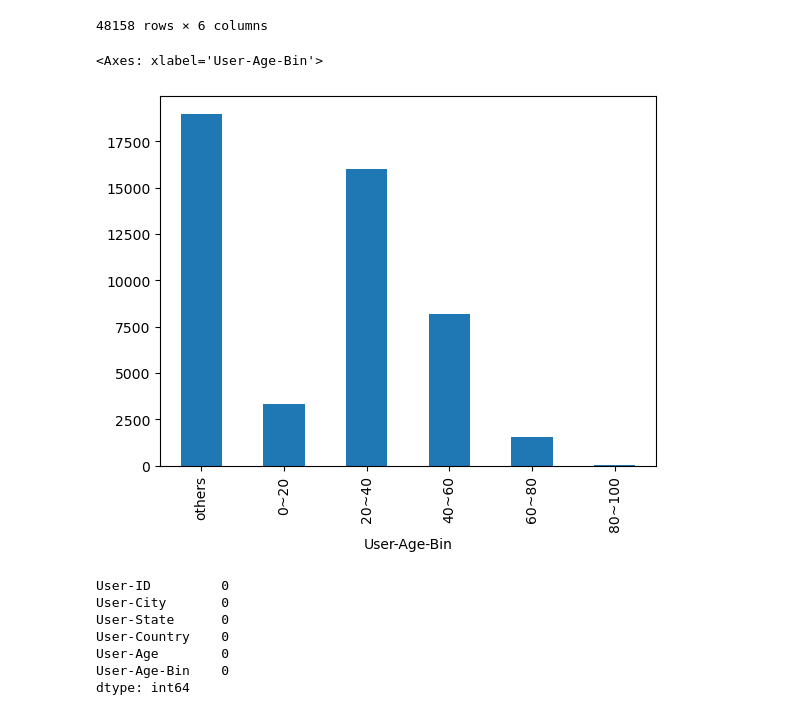
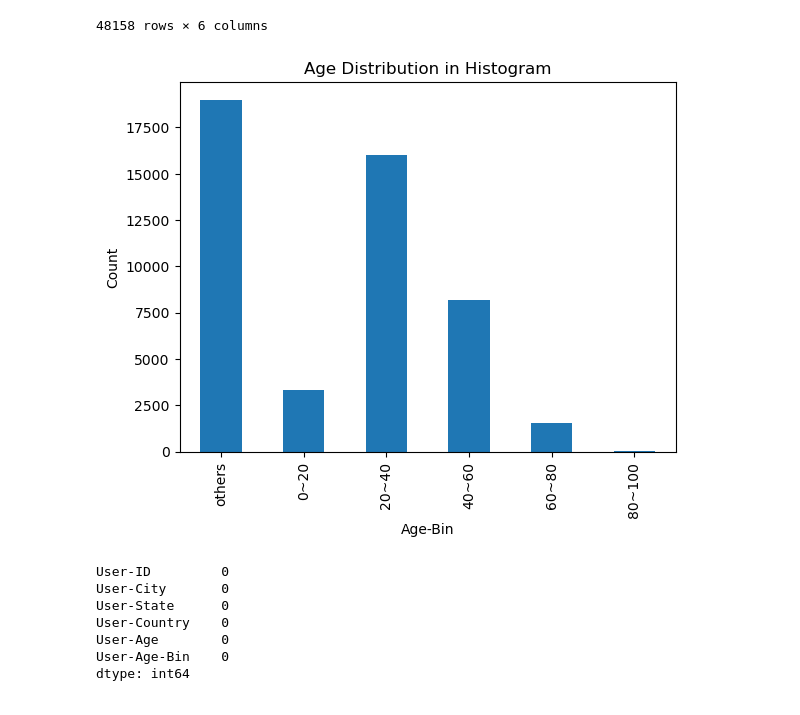
Before and after one commit to YubotKwng/Bookstore-management-Data-Processing, a Jupyter notebook: users_preprocess.ipynb, the cells around one changed output. Saved outputs shown, nothing was run; the diff lists cells and outputs as text; code cells hidden in the pictures.

```diff
--- a/users_preprocess.ipynb
+++ b/users_preprocess.ipynb
@@ -542,9 +576,12 @@ See the caveats in the documentation: https://pandas.pydata.org/pandas-docs/stab
 # %%
 # checking on age distribution
 cleaned_users['User-Age-Bin'].value_counts().sort_index().plot(kind='bar')
+plt.title('Age Distribution in Histogram')
+plt.xlabel('Age-Bin')
+plt.ylabel('Count')
+plt.show()
 # %% [output]
-<Axes: xlabel='User-Age-Bin'>
-[figure, old version]
+[figure, new version]
 # %%
 # check there are no missing values in city, state, country, and age
 missing_value = cleaned_users.isna().sum()
```
Also changed, not shown: parts of 6 cells of this notebook, 2 other files.
